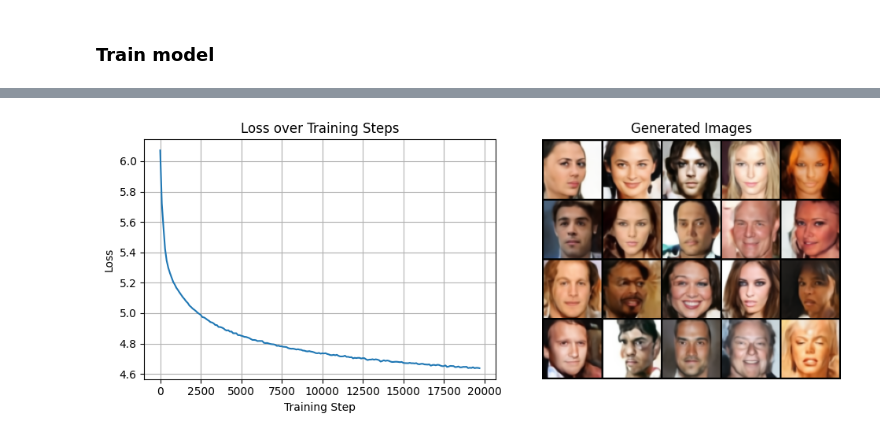
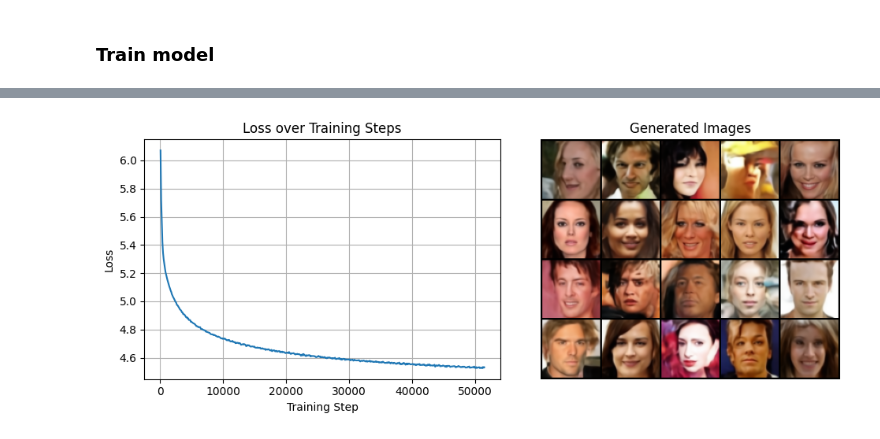
Before and after one commit to patrickmastorga/VQ-VAE-Tranformer-Image-Gen, a Jupyter notebook: TF_train_cfg_ivo.ipynb, the cells around one changed output, grey strips where cells are left out. Cells and saved outputs as stored; diff of their text form; code cells hidden in the pictures.

```diff
--- a/TF_train_cfg_ivo.ipynb
+++ b/TF_train_cfg_ivo.ipynb
@@ -123,7 +123,7 @@ P_MASK = 0.15
 
 # optionally, resume training from a checkpoint
 CONTINUE_FROM_CHECKPOINT = True #  # str | None
-CHECKPOINT_PATH = '/content/drive/MyDrive/tf_models/tf16_cfg_19840.pt'
+CHECKPOINT_PATH = '/content/drive/MyDrive/tf_models/tf16_cfg_51520.pt'
 
 # optmizer and training state vars
 optimizer = torch.optim.Adam(model.parameters(), lr=LEARNING_RATE)
@@ -182,6 +182,7 @@ for epoch in range(EPOCHS):
             avg_loss = train_state['running_loss'] / LOG_INTERVAL
             train_state['running_loss'] = 0.0
             train_state['losses'].append(avg_loss)
+            train_state['logging_steps'].append(train_state['steps'])
             print(f'{strftime('%H:%M:%S')} TRAINING Step [{train_state['steps']}/{end_step}]; Loss: {avg_loss:.6f}')
 
         # saving step
@@ -209,9 +210,6 @@ for epoch in range(EPOCHS):
             plt.show()
 
 print(f'Training complete.')
-
-train_state['logging_steps'] = [i * 100 for i in range(198)]
-torch.save(train_state, CHECKPOINT_PATH)
 
 # Prepare reconstructions
 grid_x = 5
@@ -247,2 +245,2 @@ Checkpoint loaded. Resuming from training step 19840.
 Training complete.
-[figure, old version]
+[figure, new version]
```
Also changed, not shown: parts of 4 cells of this notebook.
